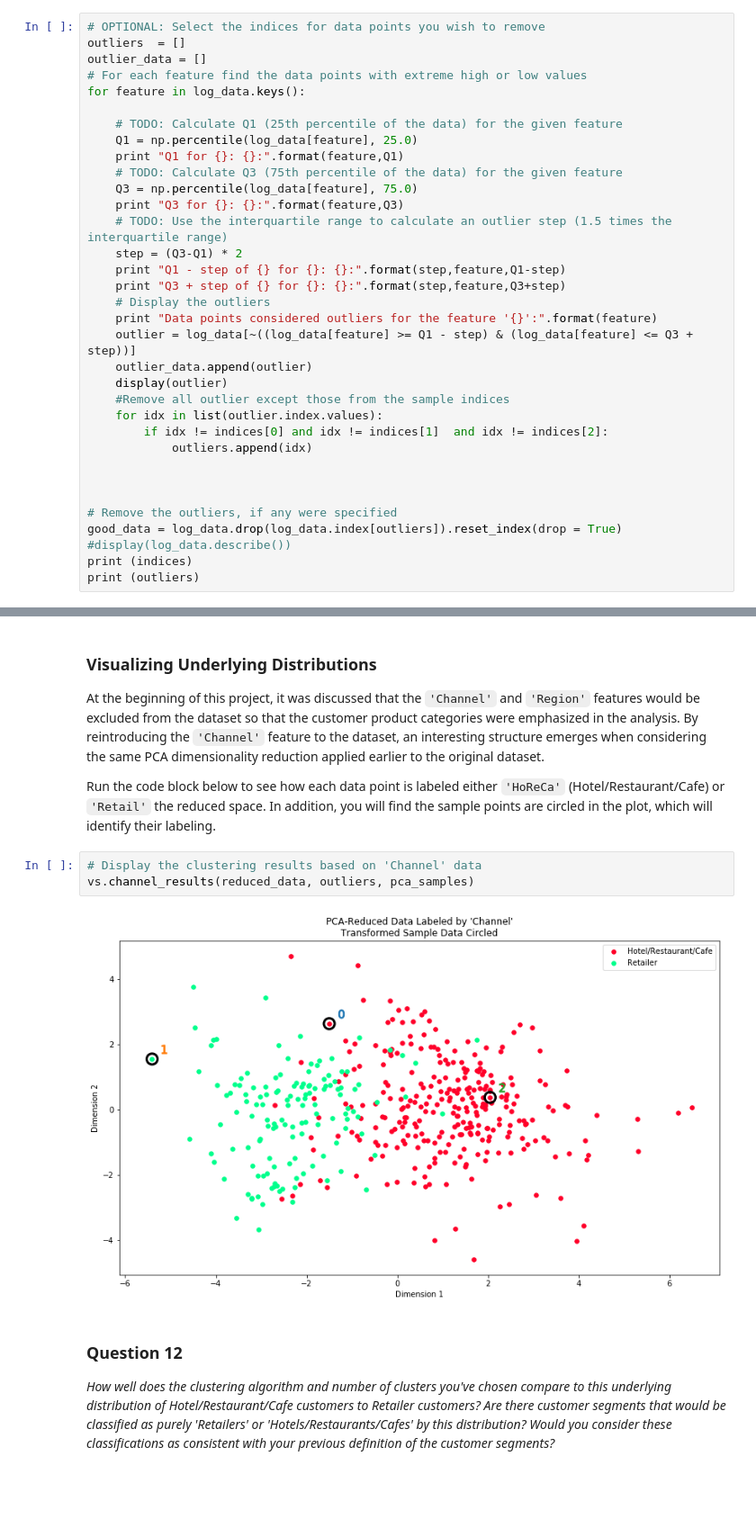
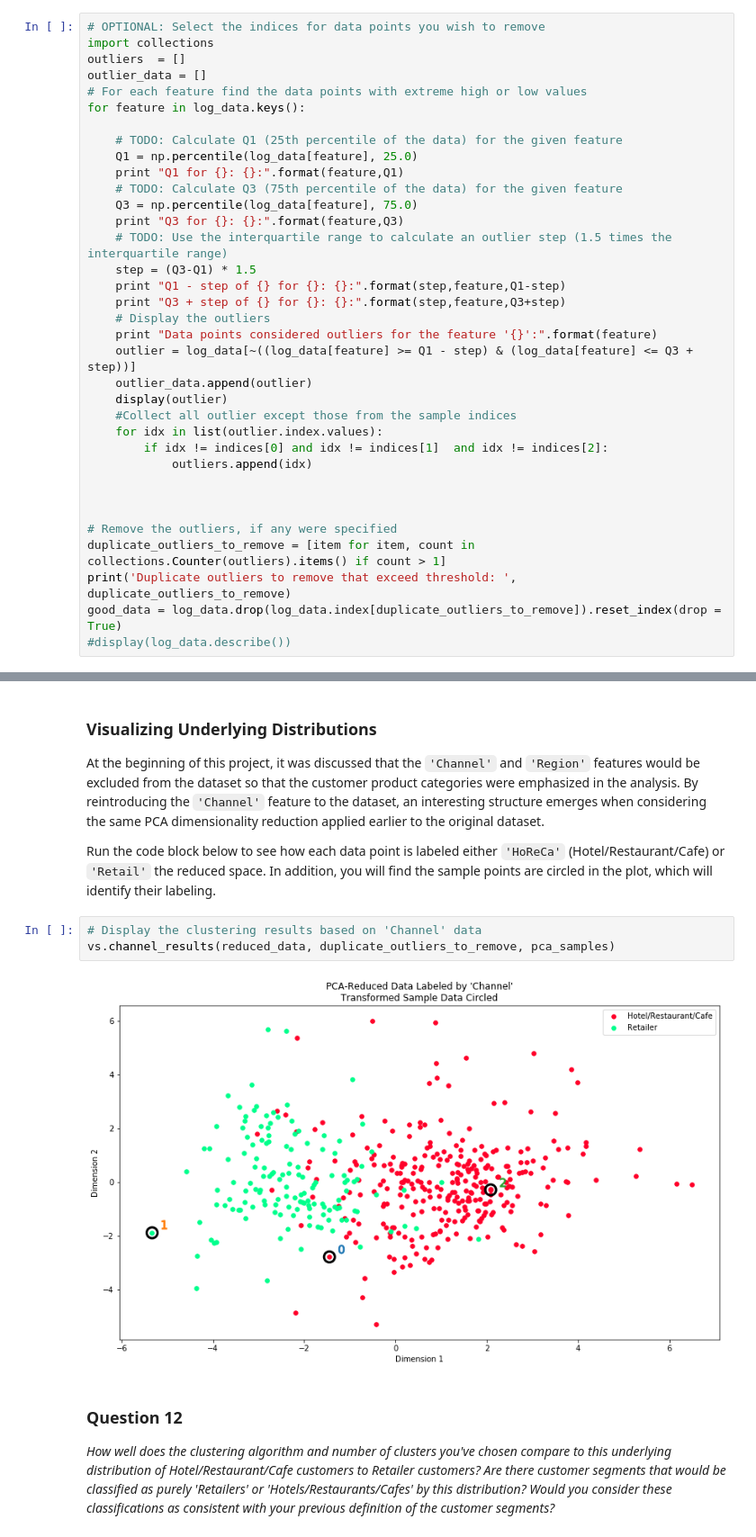
Before and after one commit to pdaskas/MLND-customer_segments, a Jupyter notebook: customer_segments.ipynb, the cells around one changed output, grey strips where cells are left out. Shown: that part at 90% size. Saved outputs shown, nothing was run; the diff lists cells and outputs as text; blank space fills up the shorter version.

Commit message:
updates per peer review
removing only duplicate outliers that exceed the (q3-q1) * 1.5 step multiplier

```diff
--- a/customer_segments.ipynb
+++ b/customer_segments.ipynb
@@ -195,6 +195,7 @@ In the code block below, you will need to implement the following:
 Once you have performed this implementation, the dataset will be stored in the variable `good_data`.
 # %%
 # OPTIONAL: Select the indices for data points you wish to remove
+import collections
 outliers  = []
 outlier_data = []
 # For each feature find the data points with extreme high or low values
@@ -207,7 +208,7 @@ for feature in log_data.keys():
     Q3 = np.percentile(log_data[feature], 75.0)
     print "Q3 for {}: {}:".format(feature,Q3)
     # TODO: Use the interquartile range to calculate an outlier step (1.5 times the interquartile range)
-    step = (Q3-Q1) * 2
+    step = (Q3-Q1) * 1.5
     print "Q1 - step of {} for {}: {}:".format(step,feature,Q1-step)
     print "Q3 + step of {} for {}: {}:".format(step,feature,Q3+step)
     # Display the outliers
@@ -215,7 +216,7 @@ for feature in log_data.keys():
     outlier = log_data[~((log_data[feature] >= Q1 - step) & (log_data[feature] <= Q3 + step))]
     outlier_data.append(outlier)
     display(outlier)
-    #Remove all outlier except those from the sample indices
+    #Collect all outlier except those from the sample indices
     for idx in list(outlier.index.values):
         if idx != indices[0] and idx != indices[1]  and idx != indices[2]:
             outliers.append(idx)
@@ -223,10 +224,10 @@ for feature in log_data.keys():
 
 
 # Remove the outliers, if any were specified
-good_data = log_data.drop(log_data.index[outliers]).reset_index(drop = True)
+duplicate_outliers_to_remove = [item for item, count in collections.Counter(outliers).items() if count > 1]
+print('Duplicate outliers to remove that exceed threshold: ', duplicate_outliers_to_remove)
+good_data = log_data.drop(log_data.index[duplicate_outliers_to_remove]).reset_index(drop = True)
 #display(log_data.describe())
-print (indices)
-print (outliers)
 # %% [output]
 Q1 for Fresh: 8.04805870221:
 Q3 for Fresh: 9.73706394795:
@@ -581,9 +609,9 @@ At the beginning of this project, it was discussed that the `'Channel'` and `'Re
 Run the code block below to see how each data point is labeled either `'HoReCa'` (Hotel/Restaurant/Cafe) or `'Retail'` the reduced space. In addition, you will find the sample points are circled in the plot, which will identify their labeling.
 # %%
 # Display the clustering results based on 'Channel' data
-vs.channel_results(reduced_data, outliers, pca_samples)
+vs.channel_results(reduced_data, duplicate_outliers_to_remove, pca_samples)
 # %% [output]
-[figure, old version]
+[figure, new version]
 # %% [markdown]
 ### Question 12
 *How well does the clustering algorithm and number of clusters you've chosen compare to this underlying distribution of Hotel/Restaurant/Cafe customers to Retailer customers? Are there customer segments that would be classified as purely 'Retailers' or 'Hotels/Restaurants/Cafes' by this distribution? Would you consider these classifications as consistent with your previous definition of the customer segments?*
```
Also changed, not shown: parts of 14 cells of this notebook, 1 other file.
